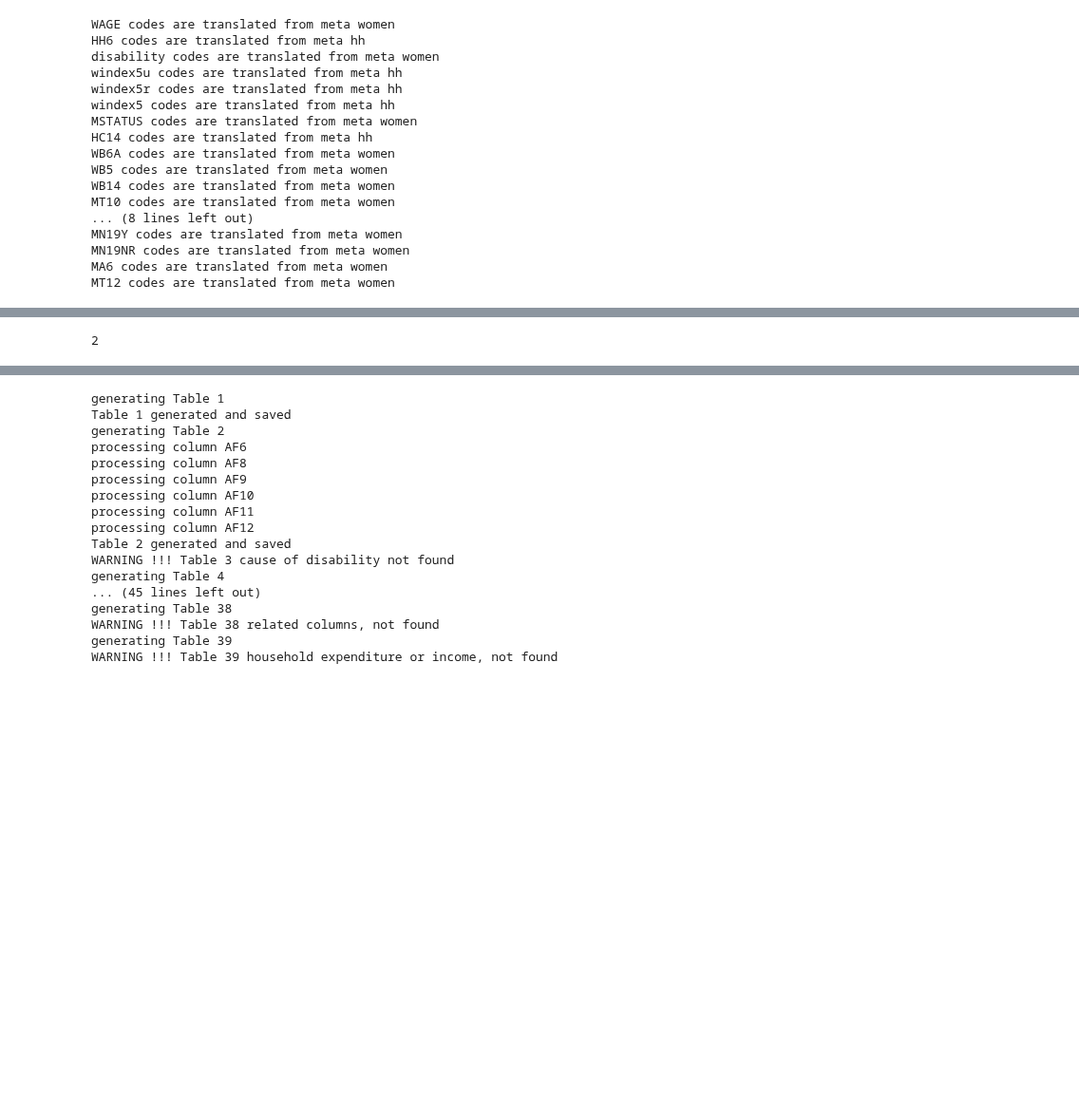
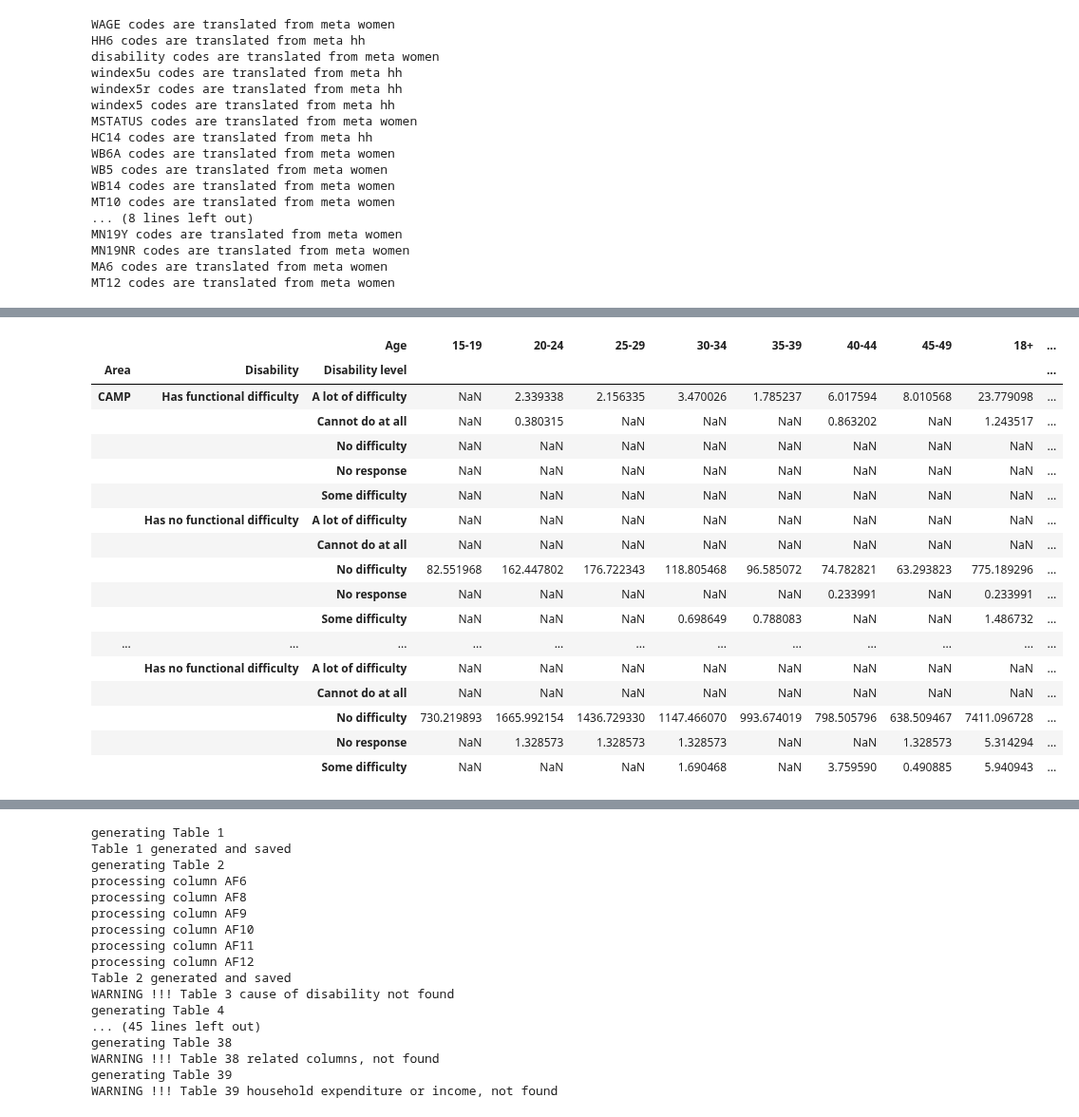
Before and after one commit to raffi1974/MICS, a Jupyter notebook: MICS_Palestine.ipynb, the cells around one changed output, grey strips where cells are left out. Shown at 95% size. Drawn from its saved outputs; the diff is of its cells as text; code cells hidden in the pictures; blank space fills up the shorter version.

```diff
--- a/MICS_Palestine.ipynb
+++ b/MICS_Palestine.ipynb
@@ -1056,8 +982,0 @@ d
-# %%
-x=pd.Series([1,2,1,1,9])
-l=list(set(x))
-
-l.sort()
-l[-2]
-# %% [output]
-2
@@ -1063,0 +985,29 @@ l[-2]
+# %%
+df=process.data_wm.copy()
+df_total=[]
+for col in ['WAGE', 'agegrp18p']:
+    xtab=pd.crosstab([df['HH6'],df['disability'],df['disability_combined']],df[col],
+    rownames=['Area','Disability','Disability level'],colnames=['Age'], values=df['wmweight'], aggfunc='sum',dropna=False)
+    df_total.append(xtab)
+
+T=pd.concat(df_total, axis=1)
+T
+# %% [output]
+|  |  | Age | 15-19 | 20-24 | 25-29 | 30-34 | 35-39 | 40-44 | 45-49 | 18+ | ... |
+| Area | Disability | Disability level |  |  |  |  |  |  |  |  | ... |
+| CAMP | Has functional difficulty | A lot of difficulty | NaN | 2.339338 | 2.156335 | 3.470026 | 1.785237 | 6.017594 | 8.010568 | 23.779098 | ... |
+|  |  | Cannot do at all | NaN | 0.380315 | NaN | NaN | NaN | 0.863202 | NaN | 1.243517 | ... |
+|  |  | No difficulty | NaN | NaN | NaN | NaN | NaN | NaN | NaN | NaN | ... |
+|  |  | No response | NaN | NaN | NaN | NaN | NaN | NaN | NaN | NaN | ... |
+|  |  | Some difficulty | NaN | NaN | NaN | NaN | NaN | NaN | NaN | NaN | ... |
+|  | Has no functional difficulty | A lot of difficulty | NaN | NaN | NaN | NaN | NaN | NaN | NaN | NaN | ... |
+|  |  | Cannot do at all | NaN | NaN | NaN | NaN | NaN | NaN | NaN | NaN | ... |
+|  |  | No difficulty | 82.551968 | 162.447802 | 176.722343 | 118.805468 | 96.585072 | 74.782821 | 63.293823 | 775.189296 | ... |
+|  |  | No response | NaN | NaN | NaN | NaN | NaN | 0.233991 | NaN | 0.233991 | ... |
+|  |  | Some difficulty | NaN | NaN | NaN | 0.698649 | 0.788083 | NaN | NaN | 1.486732 | ... |
+| ... | ... | ... | ... | ... | ... | ... | ... | ... | ... | ... | ... |
+|  | Has no functional difficulty | A lot of difficulty | NaN | NaN | NaN | NaN | NaN | NaN | NaN | NaN | ... |
+|  |  | Cannot do at all | NaN | NaN | NaN | NaN | NaN | NaN | NaN | NaN | ... |
+|  |  | No difficulty | 730.219893 | 1665.992154 | 1436.729330 | 1147.466070 | 993.674019 | 798.505796 | 638.509467 | 7411.096728 | ... |
+|  |  | No response | NaN | 1.328573 | 1.328573 | 1.328573 | NaN | NaN | 1.328573 | 5.314294 | ... |
+|  |  | Some difficulty | NaN | NaN | NaN | 1.690468 | NaN | 3.759590 | 0.490885 | 5.940943 | ... |
```
Also changed, not shown: parts of 4 cells of this notebook.
